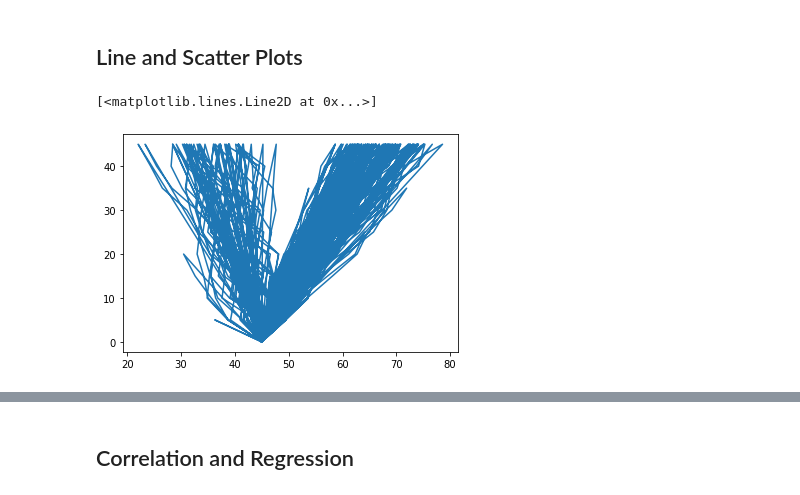
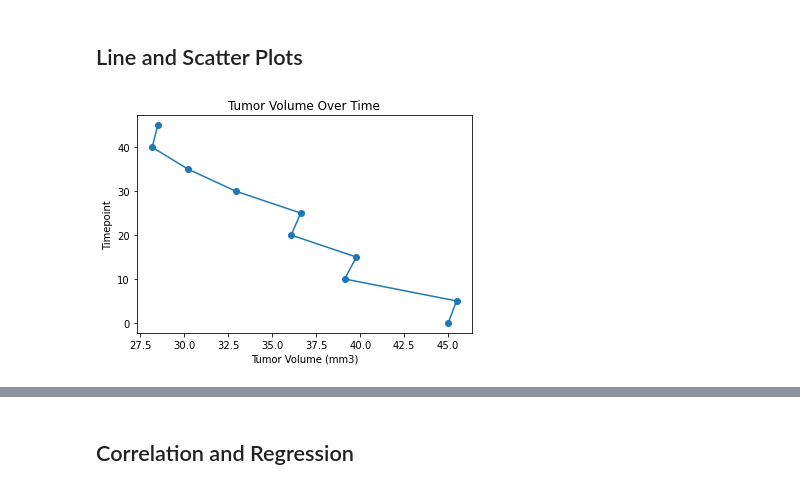
Before and after one commit to kellyahenriksen/matplotlib-challenge, a Jupyter notebook: pymaceuticals_starter.ipynb, the cells around one changed output, grey strips where cells are left out. Cells and saved outputs as stored; diff of their text form; code cells hidden in the pictures.

```diff
--- a/pymaceuticals_starter.ipynb
+++ b/pymaceuticals_starter.ipynb
@@ -198,10 +238,16 @@ Values above 87.66645829999999 could be outliers.
 ## Line and Scatter Plots
 # %%
 # Generate a line plot of tumor volume vs. time point for a mouse treated with Capomulin
-# capomulin = clean_df[["Tumor Volume (mm3)", "Timepoint"]]
-# capomulin.head()
+# clean_df.loc[clean_df["Drug Regimen"] == "Capomulin"].head(20)
+cap_mouse = clean_df.loc[clean_df["Mouse ID"] == "x401"]
+# cap_mouse
 
-plt.plot(clean_df["Tumor Volume (mm3)"], clean_df["Timepoint"])
+plt.plot(cap_mouse["Tumor Volume (mm3)"], cap_mouse["Timepoint"], marker = 'o')
+
+plt.xlabel("Tumor Volume (mm3)")
+plt.ylabel("Timepoint")
+plt.title("Tumor Volume Over Time")
+
+plt.show()
 # %% [output]
-[<matplotlib.lines.Line2D at 0x...>]
-[figure, old version]
+[figure, new version]
```
Also changed, not shown: parts of 17 cells of this notebook.
